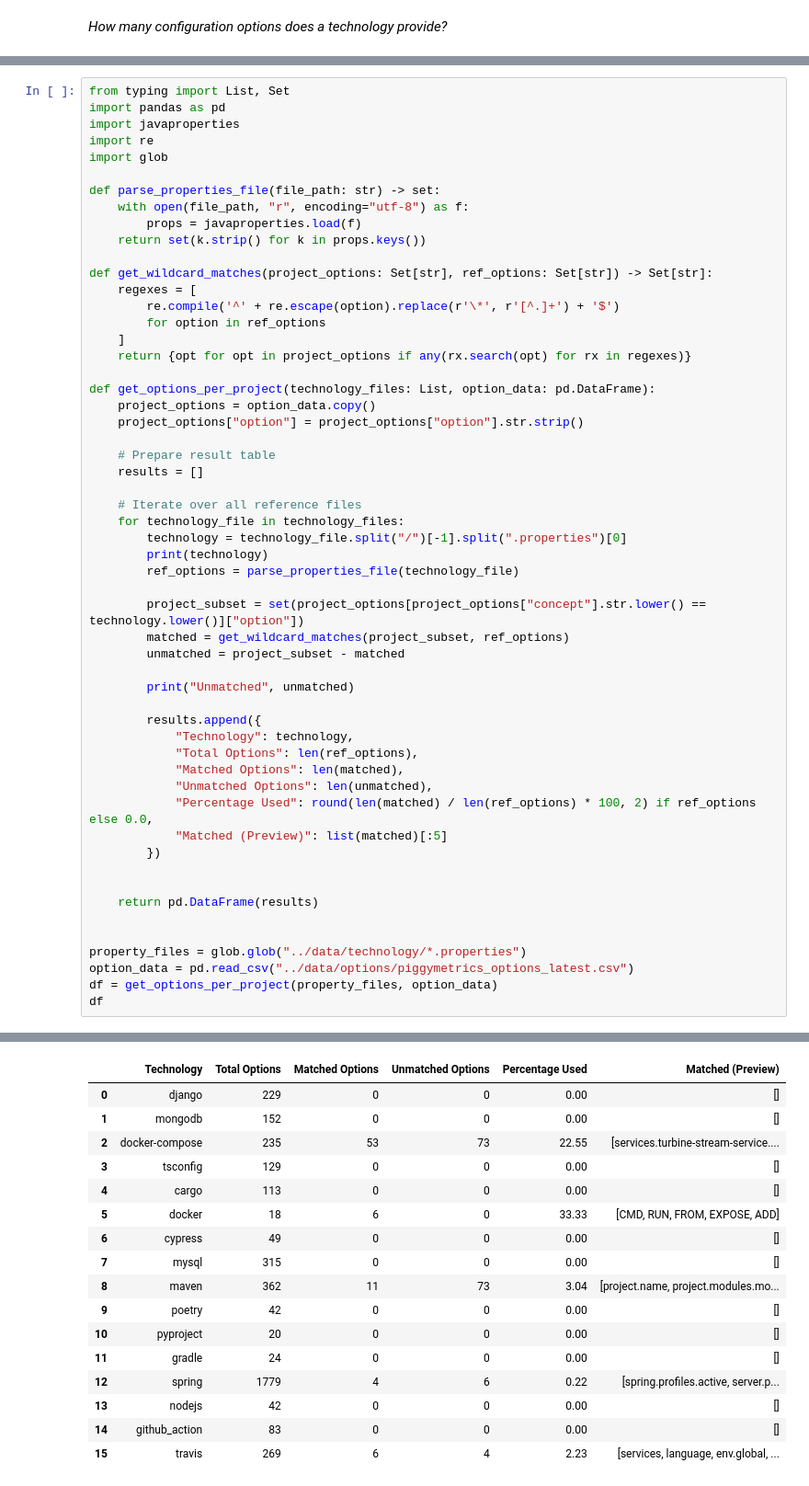
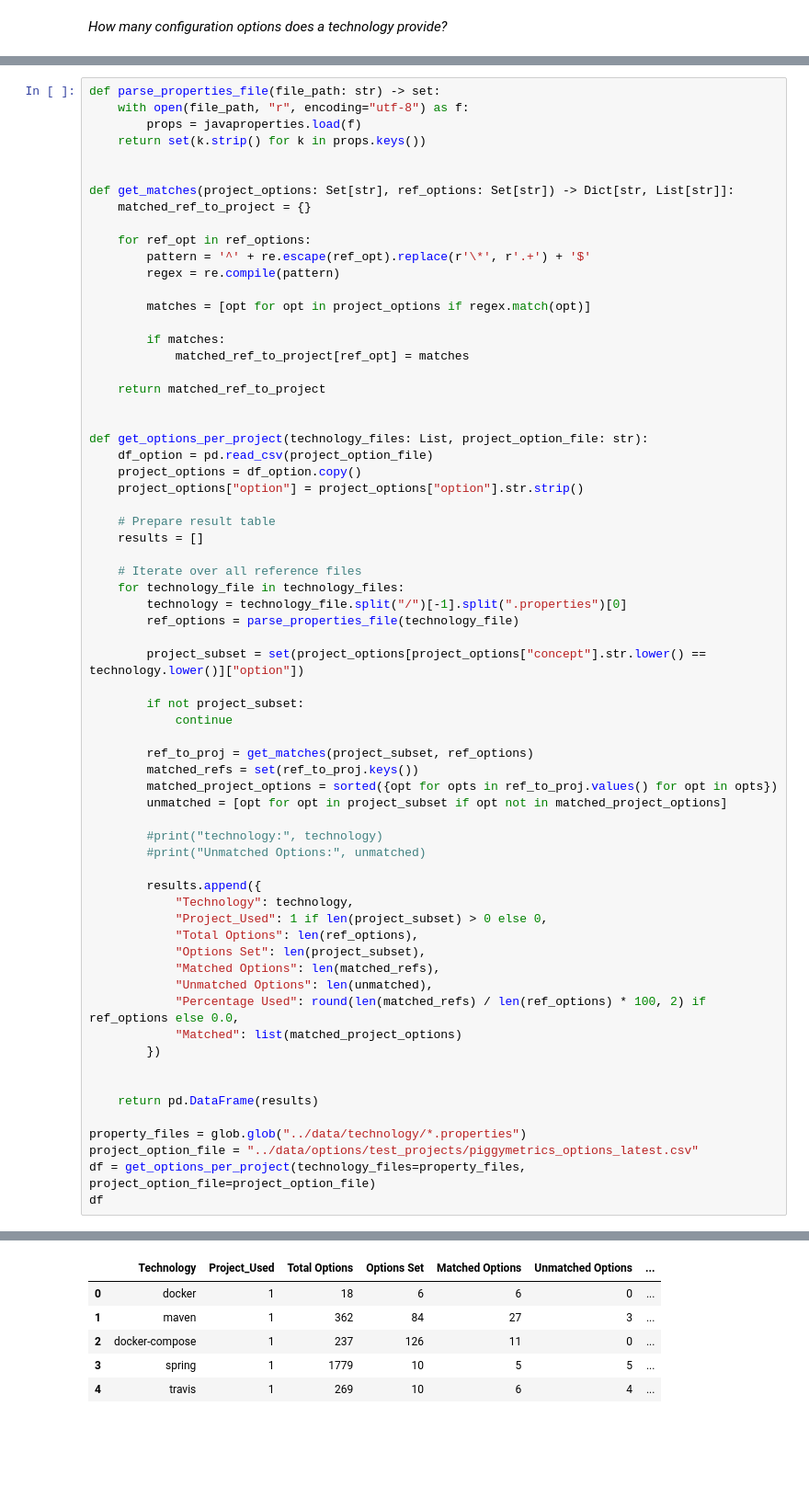
Before and after one commit to simisimon/config-space, a Jupyter notebook: notebooks/configurability_technologies.ipynb, the cells around one changed output, grey strips where cells are left out. Shown at 92% size. Saved outputs shown, nothing was run; the diff lists cells and outputs as text; blank space fills up the shorter version.

```diff
--- a/notebooks/configurability_technologies.ipynb
+++ b/notebooks/configurability_technologies.ipynb
@@ -171,24 +78,28 @@ df_matched
 # %%
-from typing import List, Set
-import pandas as pd
-import javaproperties
-import re
-import glob
-
 def parse_properties_file(file_path: str) -> set:
     with open(file_path, "r", encoding="utf-8") as f:
         props = javaproperties.load(f)
     return set(k.strip() for k in props.keys())
 
-def get_wildcard_matches(project_options: Set[str], ref_options: Set[str]) -> Set[str]:
-    regexes = [
-        re.compile('^' + re.escape(option).replace(r'\*', r'[^.]+') + '$')
-        for option in ref_options
-    ]
-    return {opt for opt in project_options if any(rx.search(opt) for rx in regexes)}
 
-def get_options_per_project(technology_files: List, option_data: pd.DataFrame):
-    project_options = option_data.copy()
+def get_matches(project_options: Set[str], ref_options: Set[str]) -> Dict[str, List[str]]:
+    matched_ref_to_project = {}
+
+    for ref_opt in ref_options:
+        pattern = '^' + re.escape(ref_opt).replace(r'\*', r'.+') + '$'
+        regex = re.compile(pattern)
+
+        matches = [opt for opt in project_options if regex.match(opt)]
+
+        if matches:
+            matched_ref_to_project[ref_opt] = matches
+
+    return matched_ref_to_project
+
+
+def get_options_per_project(technology_files: List, project_option_file: str):
+    df_option = pd.read_csv(project_option_file)
+    project_options = df_option.copy()
     project_options["option"] = project_options["option"].str.strip()
 
     # Prepare result table
@@ -197,30 +108,37 @@ def get_options_per_project(technology_files: List, option_data: pd.DataFrame):
     # Iterate over all reference files
     for technology_file in technology_files:
         technology = technology_file.split("/")[-1].split(".properties")[0]
-        print(technology)
         ref_options = parse_properties_file(technology_file)
 
         project_subset = set(project_options[project_options["concept"].str.lower() == technology.lower()]["option"])
-        matched = get_wildcard_matches(project_subset, ref_options)
-        unmatched = project_subset - matched
 
-        print("Unmatched", unmatched)
+        if not project_subset:
+            continue
+
+        ref_to_proj = get_matches(project_subset, ref_options)
+        matched_refs = set(ref_to_proj.keys())
+        matched_project_options = sorted({opt for opts in ref_to_proj.values() for opt in opts})
+        unmatched = [opt for opt in project_subset if opt not in matched_project_options]
+
+        #print("technology:", technology)
+        #print("Unmatched Options:", unmatched)
 
         results.append({
             "Technology": technology,
+            "Project_Used": 1 if len(project_subset) > 0 else 0,
             "Total Options": len(ref_options),
-            "Matched Options": len(matched),
+            "Options Set": len(project_subset),
+            "Matched Options": len(matched_refs),
             "Unmatched Options": len(unmatched),
-            "Percentage Used": round(len(matched) / len(ref_options) * 100, 2) if ref_options else 0.0,
-            "Matched (Preview)": list(matched)[:5]
+            "Percentage Used": round(len(matched_refs) / len(ref_options) * 100, 2) if ref_options else 0.0,
+            "Matched": list(matched_project_options)
         })
 
 
     return pd.DataFrame(results)
 
-
 property_files = glob.glob("../data/technology/*.properties")
-option_data = pd.read_csv("../data/options/piggymetrics_options_latest.csv")
-df = get_options_per_project(property_files, option_data)
+project_option_file = "../data/options/test_projects/piggymetrics_options_latest.csv"
+df = get_options_per_project(technology_files=property_files, project_option_file=project_option_file)
 df
 # %% [output]
@@ -244,17 +145,6 @@ Unmatched {'env.global.secure/GeONVsTD48Y88CKoqupo/FC1Gy0eCrT1UNylvMzz5VYcLhWcUc
-|  | Technology | Total Options | Matched Options | Unmatched Options | Percentage Used | Matched (Preview) |
-| 0 | django | 229 | 0 | 0 | 0.00 | [] |
-| 1 | mongodb | 152 | 0 | 0 | 0.00 | [] |
-| 2 | docker-compose | 235 | 53 | 73 | 22.55 | [services.turbine-stream-service.... |
-| 3 | tsconfig | 129 | 0 | 0 | 0.00 | [] |
-| 4 | cargo | 113 | 0 | 0 | 0.00 | [] |
-| 5 | docker | 18 | 6 | 0 | 33.33 | [CMD, RUN, FROM, EXPOSE, ADD] |
-| 6 | cypress | 49 | 0 | 0 | 0.00 | [] |
-| 7 | mysql | 315 | 0 | 0 | 0.00 | [] |
-| 8 | maven | 362 | 11 | 73 | 3.04 | [project.name, project.modules.mo... |
-| 9 | poetry | 42 | 0 | 0 | 0.00 | [] |
-| 10 | pyproject | 20 | 0 | 0 | 0.00 | [] |
-| 11 | gradle | 24 | 0 | 0 | 0.00 | [] |
-| 12 | spring | 1779 | 4 | 6 | 0.22 | [spring.profiles.active, server.p... |
-| 13 | nodejs | 42 | 0 | 0 | 0.00 | [] |
-| 14 | github_action | 83 | 0 | 0 | 0.00 | [] |
-| 15 | travis | 269 | 6 | 4 | 2.23 | [services, language, env.global, ... |
+|  | Technology | Project_Used | Total Options | Options Set | Matched Options | Unmatched Options | ... |
+| 0 | docker | 1 | 18 | 6 | 6 | 0 | ... |
+| 1 | maven | 1 | 362 | 84 | 27 | 3 | ... |
+| 2 | docker-compose | 1 | 237 | 126 | 11 | 0 | ... |
+| 3 | spring | 1 | 1779 | 10 | 5 | 5 | ... |
+| 4 | travis | 1 | 269 | 10 | 6 | 4 | ... |
```
Also changed, not shown: parts of 12 cells of this notebook, 20 other files.
